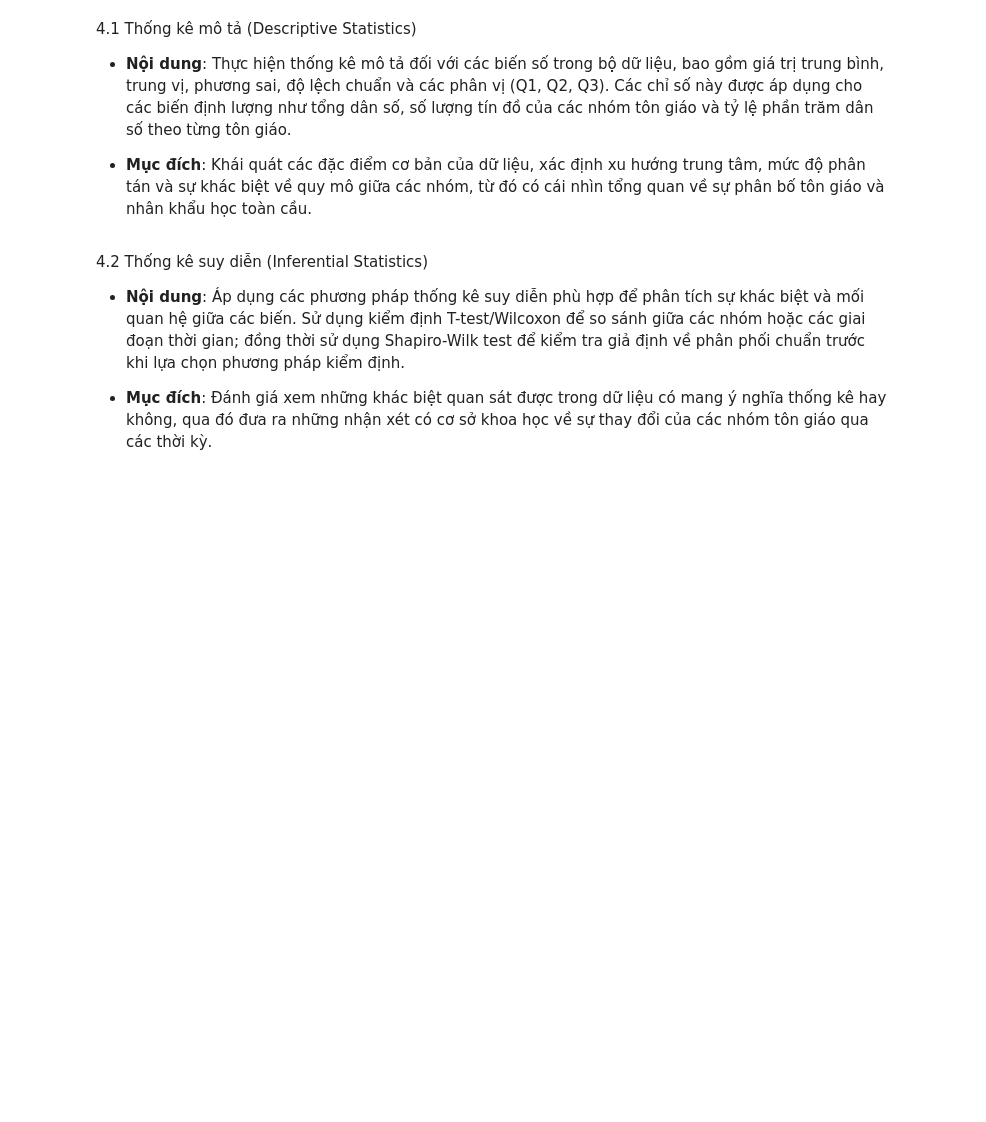
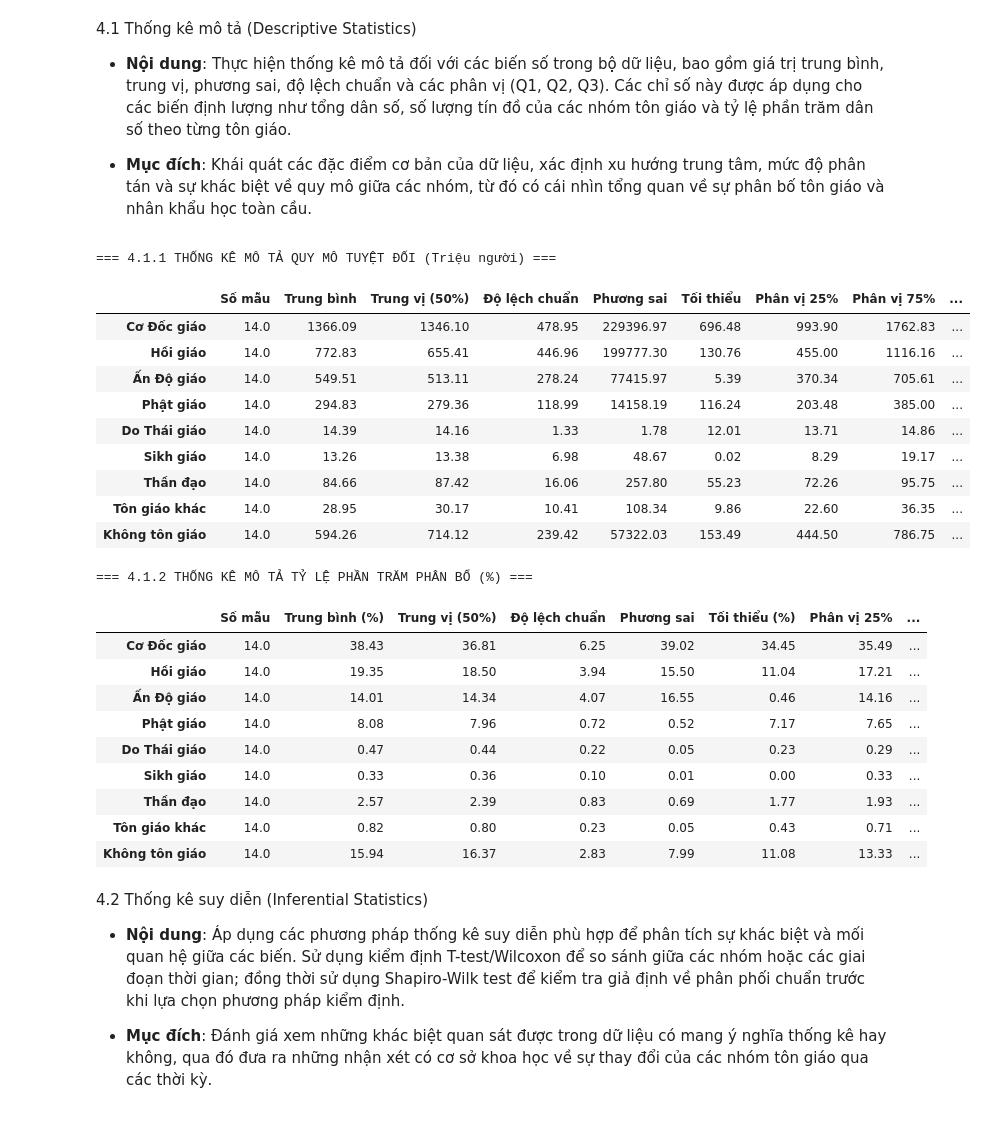
Before and after one commit to 28-TranTrungKien-24174600028/Do_An_1_Nhom_2_3_DHKL18A1HN, a Jupyter notebook: Đồ án 1.ipynb, the cells around one changed output. Drawn from its saved outputs; the diff is of its cells as text; code cells hidden in the pictures; blank space fills up the shorter version.

```diff
--- a/Đồ án 1.ipynb
+++ b/Đồ án 1.ipynb
@@ -828,6 +805,85 @@ plt.show()
 *   **Nội dung**: Thực hiện thống kê mô tả đối với các biến số trong bộ dữ liệu, bao gồm giá trị trung bình, trung vị, phương sai, độ lệch chuẩn và các phân vị (Q1, Q2, Q3). Các chỉ số này được áp dụng cho các biến định lượng như tổng dân số, số lượng tín đồ của các nhóm tôn giáo và tỷ lệ phần trăm dân số theo từng tôn giáo.
 
 *   **Mục đích**: Khái quát các đặc điểm cơ bản của dữ liệu, xác định xu hướng trung tâm, mức độ phân tán và sự khác biệt về quy mô giữa các nhóm, từ đó có cái nhìn tổng quan về sự phân bố tôn giáo và nhân khẩu học toàn cầu.
+# %%
+
+import pandas as pd
+
+# Đảm bảo df_clean đã tồn tại trong session
+if 'df_clean' in globals():
+    df_desc = df_clean.copy()
+else:
+    df_desc = df_stack.copy() if 'df_stack' in globals() else df_line.copy()
+
+# Khai báo các cột và ánh xạ tên tiếng Việt
+major_abs_cols = ['chrstgen', 'islmgen', 'hindgen', 'budgen', 'judgen', 'sikhgen', 'shntgen', 'othrgen', 'nonrelig']
+religion_rename_map = {
+    'chrstgen': 'Cơ Đốc giáo',
+    'islmgen': 'Hồi giáo',
+    'hindgen': 'Ấn Độ giáo',
+    'budgen': 'Phật giáo',
+    'judgen': 'Do Thái giáo',
+    'sikhgen': 'Sikh giáo',
+    'shntgen': 'Thần đạo',
+    'othrgen': 'Tôn giáo khác',
+    'nonrelig': 'Không tôn giáo'
+}
+
+# Đảm bảo tất cả các cột tính toán đều ở định dạng số để tránh lỗi TypeError khi cộng chuỗi
+for col in major_abs_cols:
+    if df_desc[col].dtype == object:
+        df_desc[col] = df_desc[col].astype(str).str.replace(',', '', regex=False).str.strip()
+    df_desc[col] = pd.to_numeric(df_desc[col], errors='coerce').fillna(0)
+
+# 1. THỐNG KÊ MÔ TẢ CHO QUY MÔ TUYỆT ĐỐI (Triệu người)
+print("=== 4.1.1 THỐNG KÊ MÔ TẢ QUY MÔ TUYỆT ĐỐI (Triệu người) ===")
+df_abs_millions = df_desc[major_abs_cols].copy()
+for col in major_abs_cols:
+    df_abs_millions[col] = df_abs_millions[col] / 1e6
+
+df_abs_millions = df_abs_millions.rename(columns=religion_rename_map)
+abs_stats = df_abs_millions.describe().T
+abs_stats['variance'] = df_abs_millions.var()
+abs_stats = abs_stats[['count', 'mean', '50%', 'std', 'variance', 'min', '25%', '75%', 'max']]
+abs_stats.columns = ['Số mẫu', 'Trung bình', 'Trung vị (50%)', 'Độ lệch chuẩn', 'Phương sai', 'Tối thiểu', 'Phân vị 25%', 'Phân vị 75%', 'Tối đa']
+display(abs_stats.round(2))
+
+# 2. THỐNG KÊ MÔ TẢ CHO TỶ LỆ PHẦN TRĂM DIỄN BIẾN (%)
+print("\n=== 4.1.2 THỐNG KÊ MÔ TẢ TỶ LỆ PHẦN TRĂM PHÂN BỔ (%) ===")
+df_desc['total_pop_calc'] = df_desc[major_abs_cols].sum(axis=1)
+pct_data = pd.DataFrame()
+for col in major_abs_cols:
+    viet_name = religion_rename_map[col]
+    pct_data[viet_name] = (df_desc[col] / df_desc['total_pop_calc']) * 100
+
+pct_stats = pct_data.describe().T
+pct_stats['variance'] = pct_data.var()
+pct_stats = pct_stats[['count', 'mean', '50%', 'std', 'variance', 'min', '25%', '75%', 'max']]
+pct_stats.columns = ['Số mẫu', 'Trung bình (%)', 'Trung vị (50%)', 'Độ lệch chuẩn', 'Phương sai', 'Tối thiểu (%)', 'Phân vị 25%', 'Phân vị 75%', 'Tối đa (%)']
+display(pct_stats.round(2))
+# %% [output]
+=== 4.1.1 THỐNG KÊ MÔ TẢ QUY MÔ TUYỆT ĐỐI (Triệu người) ===
+|  | Số mẫu | Trung bình | Trung vị (50%) | Độ lệch chuẩn | Phương sai | Tối thiểu | Phân vị 25% | Phân vị 75% | ... |
+| Cơ Đốc giáo | 14.0 | 1366.09 | 1346.10 | 478.95 | 229396.97 | 696.48 | 993.90 | 1762.83 | ... |
+| Hồi giáo | 14.0 | 772.83 | 655.41 | 446.96 | 199777.30 | 130.76 | 455.00 | 1116.16 | ... |
+| Ấn Độ giáo | 14.0 | 549.51 | 513.11 | 278.24 | 77415.97 | 5.39 | 370.34 | 705.61 | ... |
+| Phật giáo | 14.0 | 294.83 | 279.36 | 118.99 | 14158.19 | 116.24 | 203.48 | 385.00 | ... |
+| Do Thái giáo | 14.0 | 14.39 | 14.16 | 1.33 | 1.78 | 12.01 | 13.71 | 14.86 | ... |
+| Sikh giáo | 14.0 | 13.26 | 13.38 | 6.98 | 48.67 | 0.02 | 8.29 | 19.17 | ... |
+| Thần đạo | 14.0 | 84.66 | 87.42 | 16.06 | 257.80 | 55.23 | 72.26 | 95.75 | ... |
+| Tôn giáo khác | 14.0 | 28.95 | 30.17 | 10.41 | 108.34 | 9.86 | 22.60 | 36.35 | ... |
+| Không tôn giáo | 14.0 | 594.26 | 714.12 | 239.42 | 57322.03 | 153.49 | 444.50 | 786.75 | ... |
+=== 4.1.2 THỐNG KÊ MÔ TẢ TỶ LỆ PHẦN TRĂM PHÂN BỔ (%) ===
+|  | Số mẫu | Trung bình (%) | Trung vị (50%) | Độ lệch chuẩn | Phương sai | Tối thiểu (%) | Phân vị 25% | ... |
+| Cơ Đốc giáo | 14.0 | 38.43 | 36.81 | 6.25 | 39.02 | 34.45 | 35.49 | ... |
+| Hồi giáo | 14.0 | 19.35 | 18.50 | 3.94 | 15.50 | 11.04 | 17.21 | ... |
+| Ấn Độ giáo | 14.0 | 14.01 | 14.34 | 4.07 | 16.55 | 0.46 | 14.16 | ... |
+| Phật giáo | 14.0 | 8.08 | 7.96 | 0.72 | 0.52 | 7.17 | 7.65 | ... |
+| Do Thái giáo | 14.0 | 0.47 | 0.44 | 0.22 | 0.05 | 0.23 | 0.29 | ... |
+| Sikh giáo | 14.0 | 0.33 | 0.36 | 0.10 | 0.01 | 0.00 | 0.33 | ... |
+| Thần đạo | 14.0 | 2.57 | 2.39 | 0.83 | 0.69 | 1.77 | 1.93 | ... |
+| Tôn giáo khác | 14.0 | 0.82 | 0.80 | 0.23 | 0.05 | 0.43 | 0.71 | ... |
+| Không tôn giáo | 14.0 | 15.94 | 16.37 | 2.83 | 7.99 | 11.08 | 13.33 | ... |
 # %% [markdown]
 4.2 Thống kê suy diễn (Inferential Statistics)
 
```
Also changed, not shown: parts of 7 cells of this notebook.
